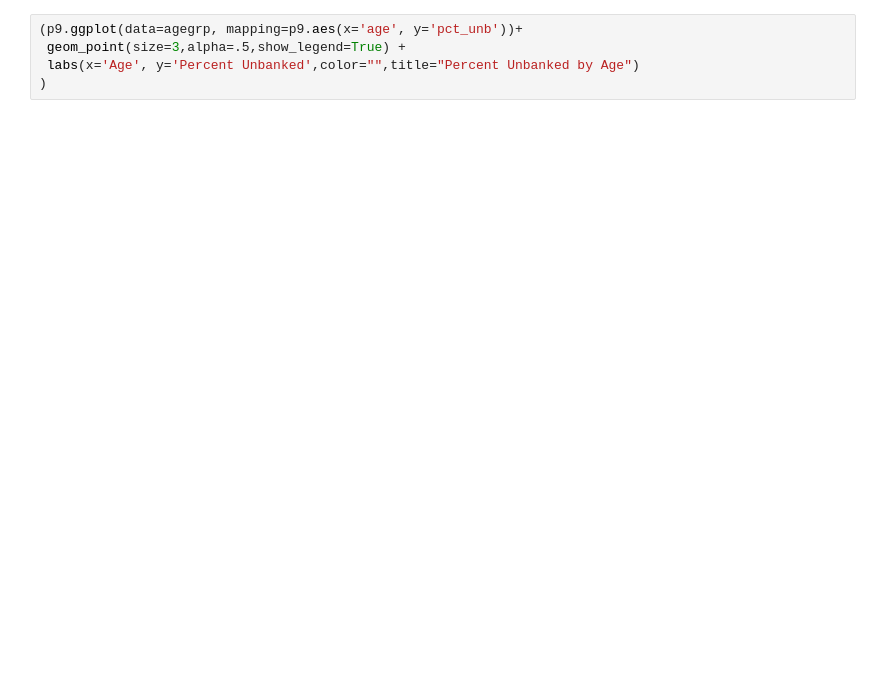
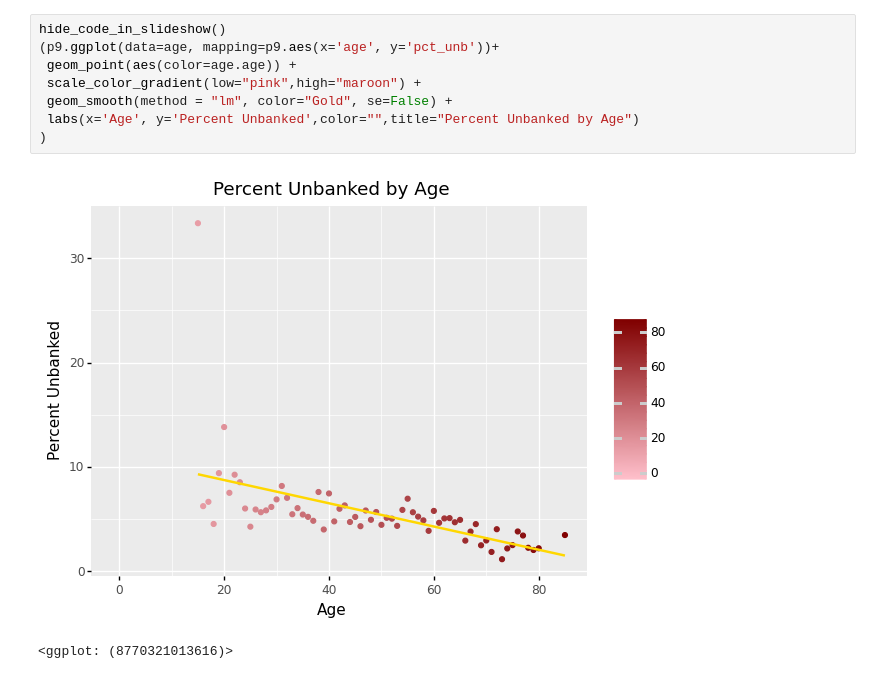
Before and after one commit to xadomatis/Data-Science-1-Final-Project, a Jupyter notebook: Slides/Slide_Code.ipynb, the cells around one changed output. Saved outputs shown, nothing was run; the diff lists cells and outputs as text; blank space fills up the shorter version.

```diff
--- a/Slides/Slide_Code.ipynb
+++ b/Slides/Slide_Code.ipynb
@@ -19,5 +105,11 @@ age = pd.read_csv("/Users/xavier/Desktop/DSPP/DS/Data-Science-1-Final-Project/Sl
 # %%
-(p9.ggplot(data=agegrp, mapping=p9.aes(x='age', y='pct_unb'))+
- geom_point(size=3,alpha=.5,show_legend=True) +
+hide_code_in_slideshow()
+(p9.ggplot(data=age, mapping=p9.aes(x='age', y='pct_unb'))+
+ geom_point(aes(color=age.age)) +
+ scale_color_gradient(low="pink",high="maroon") +
+ geom_smooth(method = "lm", color="Gold", se=False) +
  labs(x='Age', y='Percent Unbanked',color="",title="Percent Unbanked by Age")
 )
+# %% [output]
+[figure, added]
+<ggplot: (8770321013616)>
```
Also changed, not shown: parts of 9 cells of this notebook, 5 other files.
